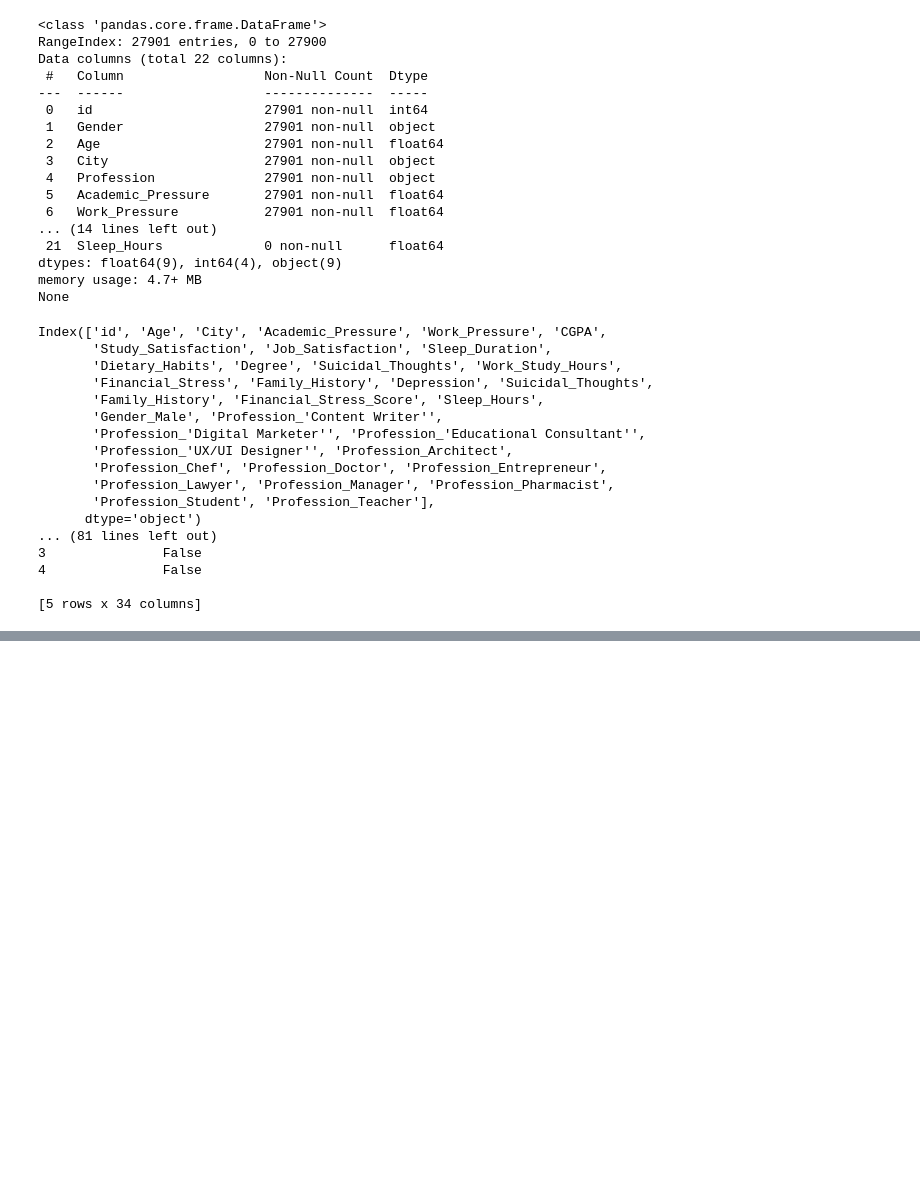
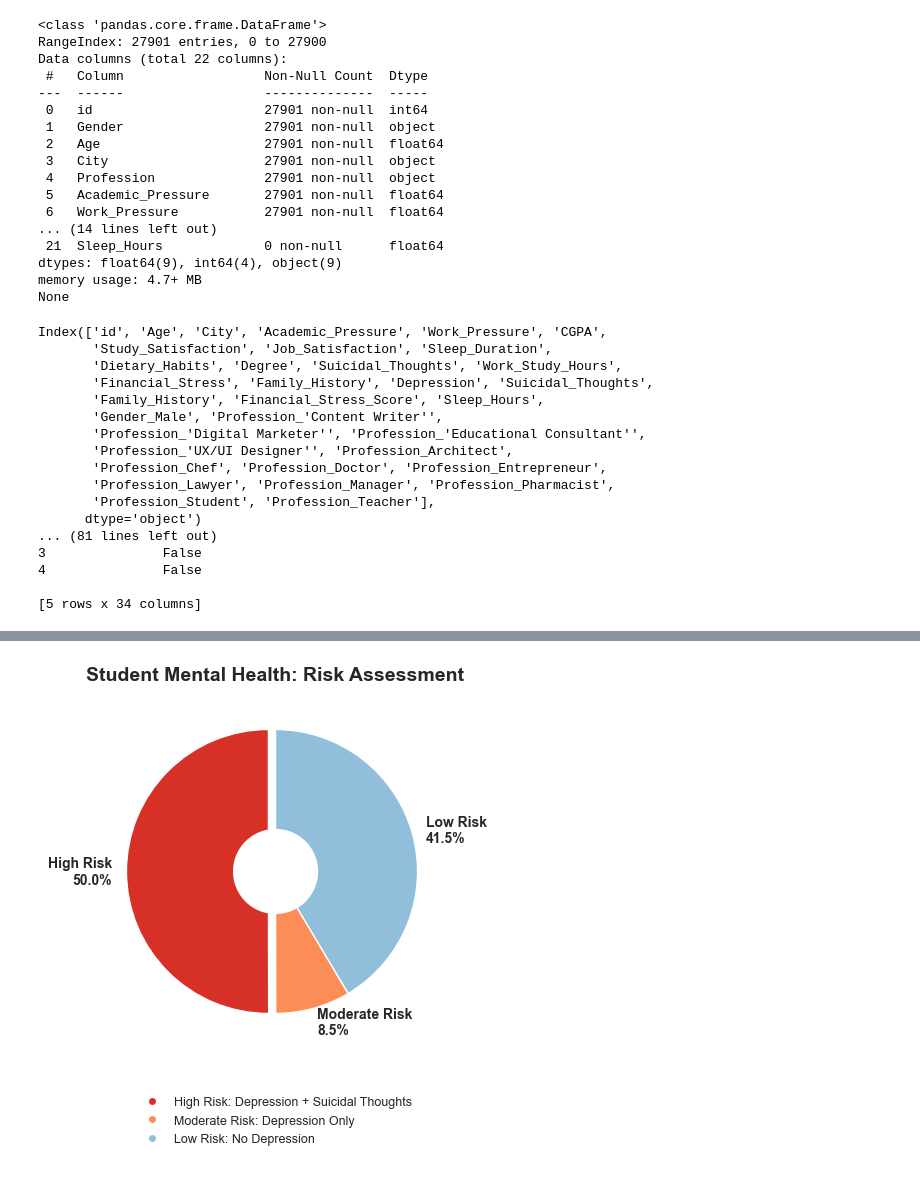
Before and after one commit to upasanaaa/Behind_The_Grades.github.io, a Jupyter notebook: Person_A.ipynb, the cells around one changed output, grey strips where cells are left out. Saved outputs shown, nothing was run; the diff lists cells and outputs as text; code cells hidden in the pictures; blank space fills up the shorter version.

```diff
--- a/Person_A.ipynb
+++ b/Person_A.ipynb
@@ -187,0 +143,66 @@ OSError: 'seaborn-pastel' is not a valid package style, path of style file, URL
+# %%
+import matplotlib.pyplot as plt
+import pandas as pd
+
+plt.figure(figsize=(5, 5))
+
+# Define the main statistics to highlight
+total_students = len(df)
+depressed_count = df['Depression'].sum()
+depressed_percent = round((depressed_count / total_students * 100), 1)
+
+# Count students in each risk category
+high_risk_count = df[(df['Depression'] == 1) &
+                     (df['Have you ever had suicidal thoughts ?'] == 'Yes')].shape[0]
+high_risk_percent = round((high_risk_count / total_students * 100), 1)
+
+moderate_risk_count = df[(df['Depression'] == 1) &
+                         (df['Have you ever had suicidal thoughts ?'] == 'No')].shape[0]
+moderate_risk_percent = round((moderate_risk_count / total_students * 100), 1)
+
+low_risk_count = total_students - high_risk_count - moderate_risk_count
+low_risk_percent = round((low_risk_count / total_students * 100), 1)
+
+# Data for pie chart
+sizes = [high_risk_count, moderate_risk_count, low_risk_count]
+labels = [f'High Risk\n{high_risk_percent}%',
+         f'Moderate Risk\n{moderate_risk_percent}%',
+         f'Low Risk\n{low_risk_percent}%']
+colors = ['#d73027', '#fc8d59', '#91bfdb']
+explode = (0.05, 0, 0)
+
+# Create pie chart
+plt.pie(sizes, labels=labels, colors=colors, autopct='',
+       startangle=90, explode=explode,
+       wedgeprops={'edgecolor': 'white', 'linewidth': 1},
+       textprops={'fontsize': 10, 'fontweight': 'bold'})
+
+# Add title with Life Risk focus
+plt.title('Student Mental Health: Risk Assessment',
+         fontsize=14, fontweight='bold', pad=10)
+
+circle = plt.Circle((0,0), 0.3, fc='white')
+plt.gca().add_artist(circle)
+
+plt.subplots_adjust(bottom=0.17)  # Add more room at the bottom
+
+# Create a custom legend outside the axis area
+legend_elements = [
+    plt.Line2D([0], [0], marker='o', color='w', markerfacecolor='#d73027', markersize=6,
+              label='High Risk: Depression + Suicidal Thoughts'),
+    plt.Line2D([0], [0], marker='o', color='w', markerfacecolor='#fc8d59', markersize=6,
+              label='Moderate Risk: Depression Only'),
+    plt.Line2D([0], [0], marker='o', color='w', markerfacecolor='#91bfdb', markersize=6,
+              label='Low Risk: No Depression')
+]
+
+# Position the legend closer to the bottom of the chart
+plt.legend(handles=legend_elements, loc='upper center', bbox_to_anchor=(0.5, -0.10),
+         ncol=1, frameon=False, fontsize=9)
+
+# Save the plot to the plots folder with tight bbox but preserving the bottom margin
+plt.savefig("plots/Pie_chart_mental_health_risk.png", dpi=300, bbox_inches='tight',
+           pad_inches=0.2)
+plt.show()
+# %% [output]
+[figure, added]
```
Also changed, not shown: parts of 2 cells of this notebook, 1 other file.
